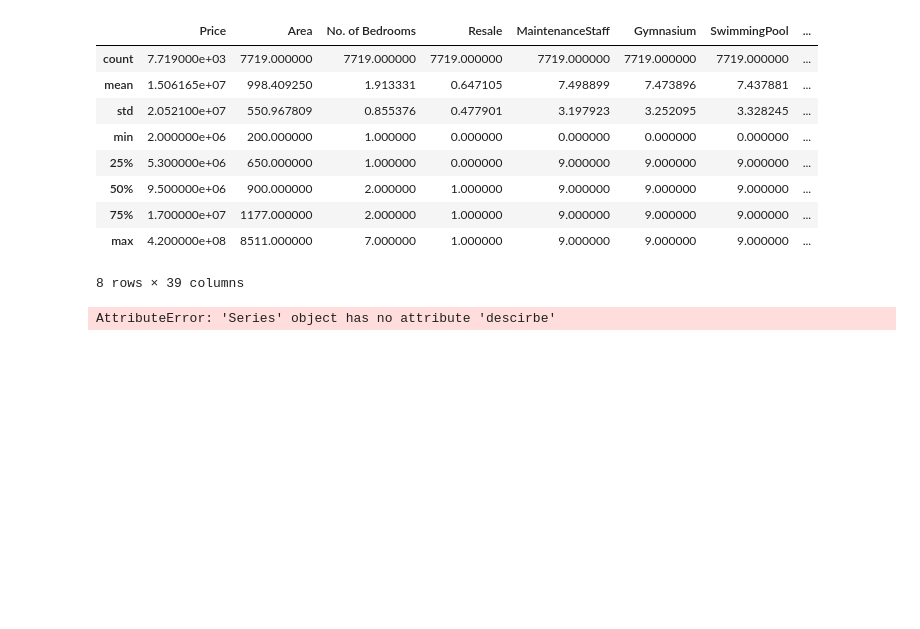
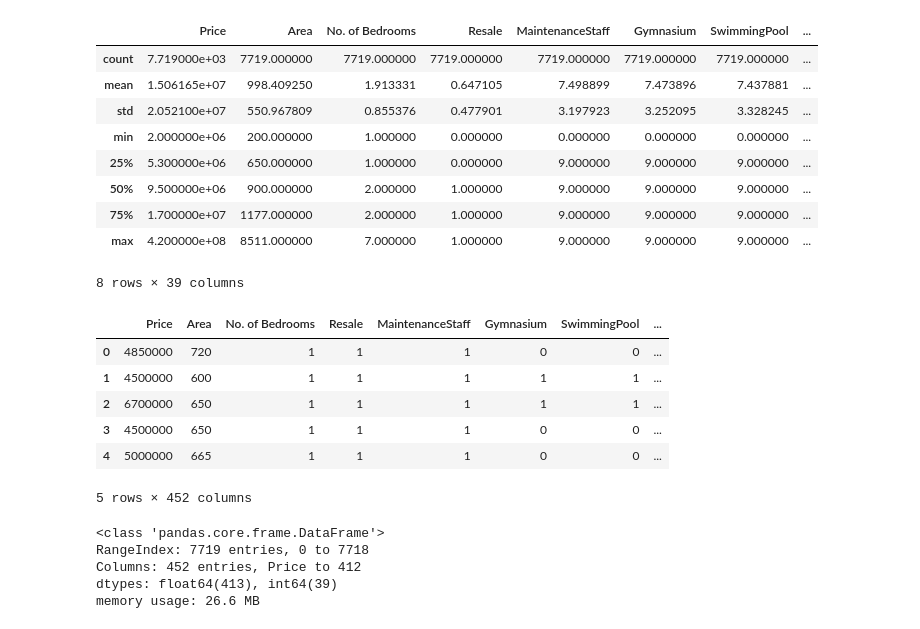
Before and after one commit to alnnu/IA, a Jupyter notebook: Regressão/Regressao.ipynb, the cells around one changed output. Drawn from its saved outputs; the diff is of its cells as text; code cells hidden in the pictures; blank space fills up the shorter version.

Commit message:
add: OneHotEncoder

```diff
--- a/Regressão/Regressao.ipynb
+++ b/Regressão/Regressao.ipynb
@@ -69,7 +69,33 @@ data.describe()
 | 75% | 1.700000e+07 | 1177.000000 | 2.000000 | 1.000000 | 9.000000 | 9.000000 | 9.000000 | ... |
 | max | 4.200000e+08 | 8511.000000 | 7.000000 | 1.000000 | 9.000000 | 9.000000 | 9.000000 | ... |
 8 rows × 39 columns
-# %%
-data.Location.
-# %% [output]
-AttributeError: 'Series' object has no attribute 'descirbe'
+# %%
+from sklearn.preprocessing import OneHotEncoder
+
+#instancia do OneHotEncoder(OHE)
+encoder = OneHotEncoder(handle_unknown='ignore')
+
+#fazendo o OHE
+encoder_data = pn.DataFrame(encoder.fit_transform(data[['Location']]).toarray())
+
+data = data.join(encoder_data)
+
+data = data.drop('Location',axis = 1)
+# %%
+data.head()
+# %% [output]
+|  | Price | Area | No. of Bedrooms | Resale | MaintenanceStaff | Gymnasium | SwimmingPool | ... |
+| 0 | 4850000 | 720 | 1 | 1 | 1 | 0 | 0 | ... |
+| 1 | 4500000 | 600 | 1 | 1 | 1 | 1 | 1 | ... |
+| 2 | 6700000 | 650 | 1 | 1 | 1 | 1 | 1 | ... |
+| 3 | 4500000 | 650 | 1 | 1 | 1 | 0 | 0 | ... |
+| 4 | 5000000 | 665 | 1 | 1 | 1 | 0 | 0 | ... |
+5 rows × 452 columns
+# %%
+data.info()
+# %% [output]
+<class 'pandas.core.frame.DataFrame'>
+RangeIndex: 7719 entries, 0 to 7718
+Columns: 452 entries, Price to 412
+dtypes: float64(413), int64(39)
+memory usage: 26.6 MB
```
Also changed, not shown: parts of 1 cell of this notebook.
